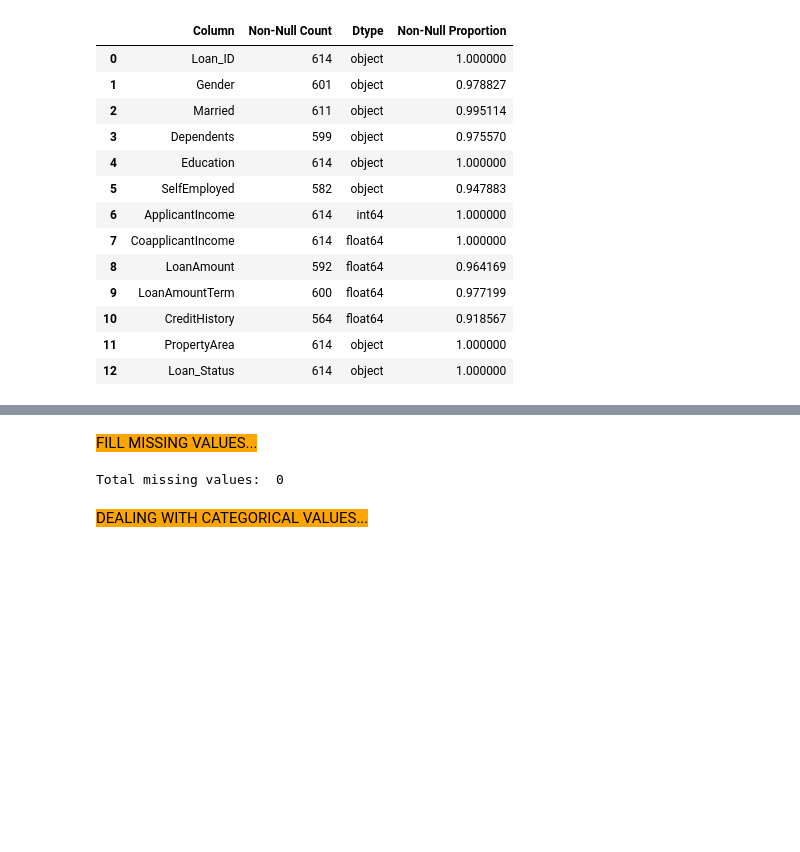
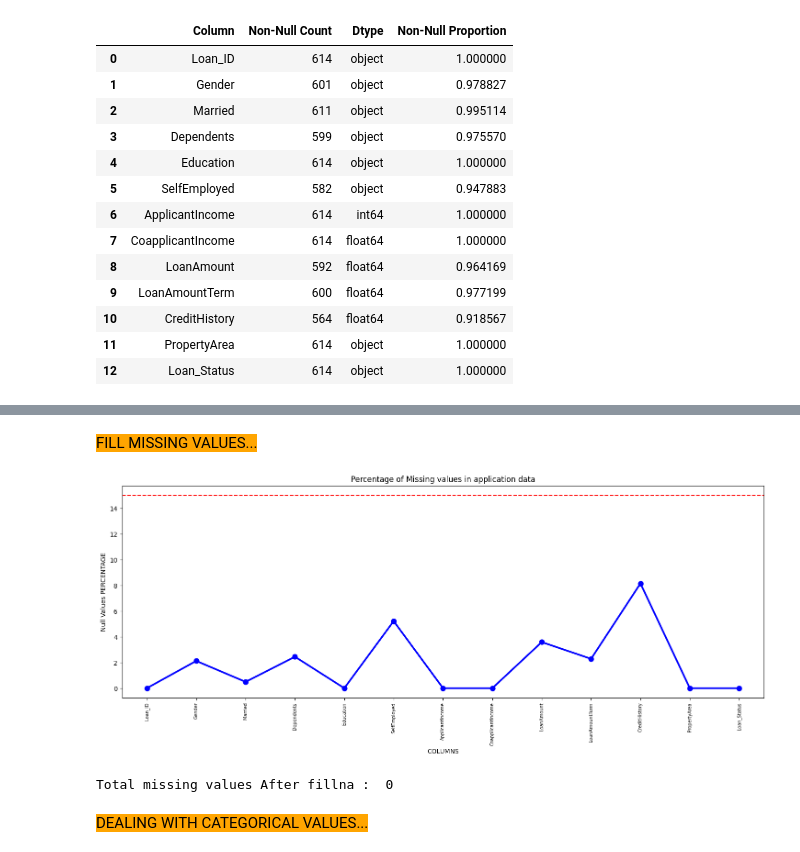
Before and after one commit to jawdatmerhy/public, a Jupyter notebook: LoanApproval.ipynb, the cells around one changed output, grey strips where cells are left out. Cells and saved outputs as stored; diff of their text form; code cells hidden in the pictures; blank space fills up the shorter version.

```diff
--- a/LoanApproval.ipynb
+++ b/LoanApproval.ipynb
@@ -315,28 +317,42 @@ Percentage of duplicated rows: 0.00%
 # %%
 ####################################################
 display_colored_message("FILL MISSING VALUES...")
+
+
+null_applicationDF = pd.DataFrame((df.isnull().sum())*100/df.shape[0]).reset_index()
+null_applicationDF.columns = ['Column Name', 'Null Values Percentage']
+fig = plt.figure(figsize=(18,6))
+ax = sns.pointplot(x="Column Name",y="Null Values Percentage",data=null_applicationDF,color='blue')
+plt.xticks(rotation =90,fontsize =7)
+ax.axhline(15, ls='--',color='red')
+plt.title("Percentage of Missing values in application data")
+plt.ylabel("Null Values PERCENTAGE")
+plt.xlabel("COLUMNS")
+plt.show()
+
 #Missing Value
 # Gender column
 df['Gender'] = df['Gender'].fillna(df['Gender'].mode()[0])
 # Married column
 df['Married'] = df['Married'].fillna(df['Married'].mode()[0])
 # Dependents Column
 df['Dependents'] = df['Dependents'].fillna(df['Dependents'].mode()[0])
 # Self_Employed Column
 df['SelfEmployed'].fillna('No',inplace=True)
 # Credit_History Column
 df['CreditHistory'] = df['CreditHistory'].fillna(df['CreditHistory'].mode()[0])
 # LoanAmount Column
 df['LoanAmount'] = df['LoanAmount'].fillna(df['LoanAmount'].median())
 # Loan_Amount Column
 df['LoanAmountTerm'] = df['LoanAmountTerm'].fillna(df['LoanAmountTerm'].mode()[0])
 # PropertyArea Column
 df['PropertyArea'] = df['PropertyArea'].fillna(df['PropertyArea'].mode()[0])
 
-print('Total missing values: ', df.isnull().sum().sum())
+print('Total missing values After fillna : ', df.isnull().sum().sum())
 # %% [output]
 FILL MISSING VALUES...
+[figure, added]
-Total missing values:  0
+Total missing values After fillna :  0
 # %%
 ####################################################
 display_colored_message("DEALING WITH CATEGORICAL VALUES...")
```
Also changed, not shown: parts of 22 cells of this notebook.
